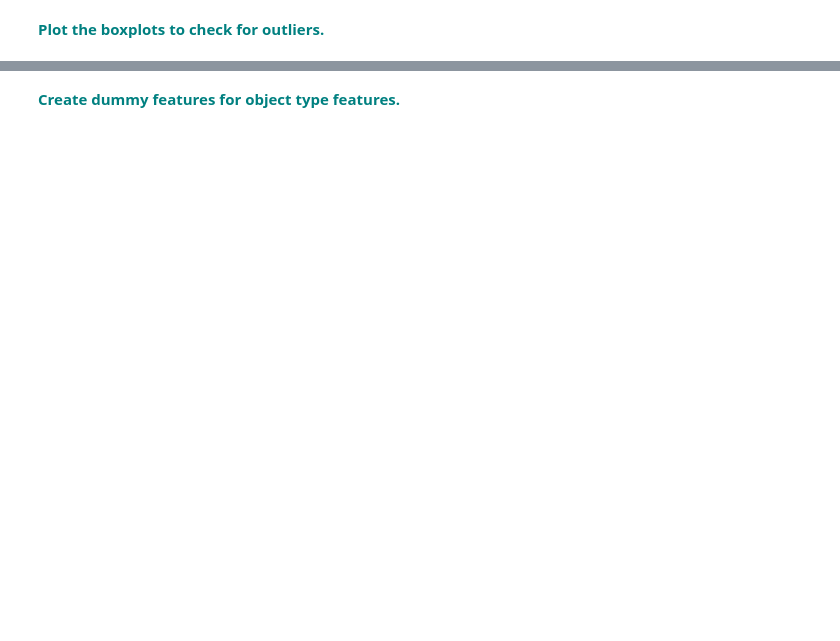
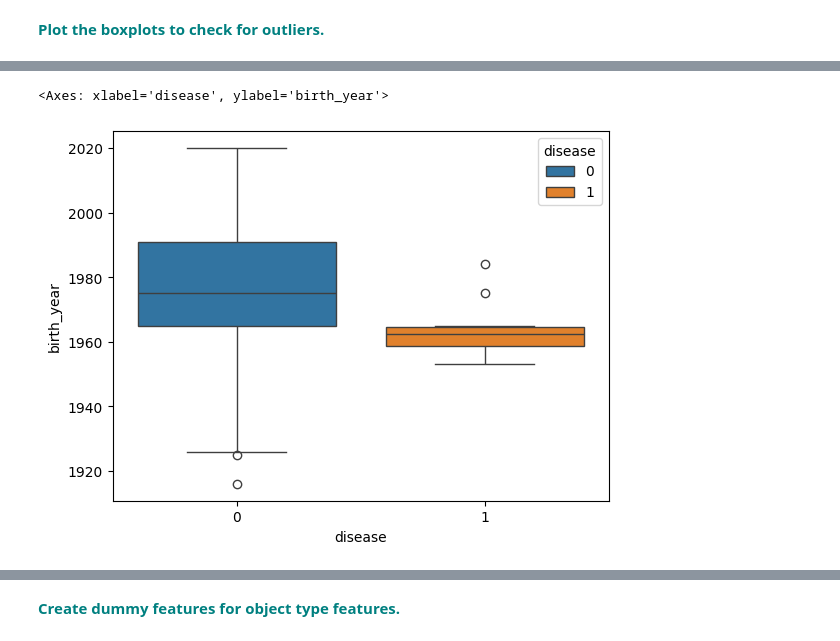
Before and after one commit to QuintenMcMillan/Random-Forest-Case-Study, a Jupyter notebook: RandomForest_casestudy_covid19.ipynb, the cells around one changed output, grey strips where cells are left out. Drawn from its saved outputs; the diff is of its cells as text; code cells hidden in the pictures; blank space fills up the shorter version.

```diff
--- a/RandomForest_casestudy_covid19.ipynb
+++ b/RandomForest_casestudy_covid19.ipynb
@@ -315,0 +420,5 @@ vn
+# %%
+sns.boxplot(data=df, x='disease', y='birth_year', hue='disease')
+# %% [output]
+<Axes: xlabel='disease', ylabel='birth_year'>
+[figure, added]
```
Also changed, not shown: parts of 21 cells of this notebook.
